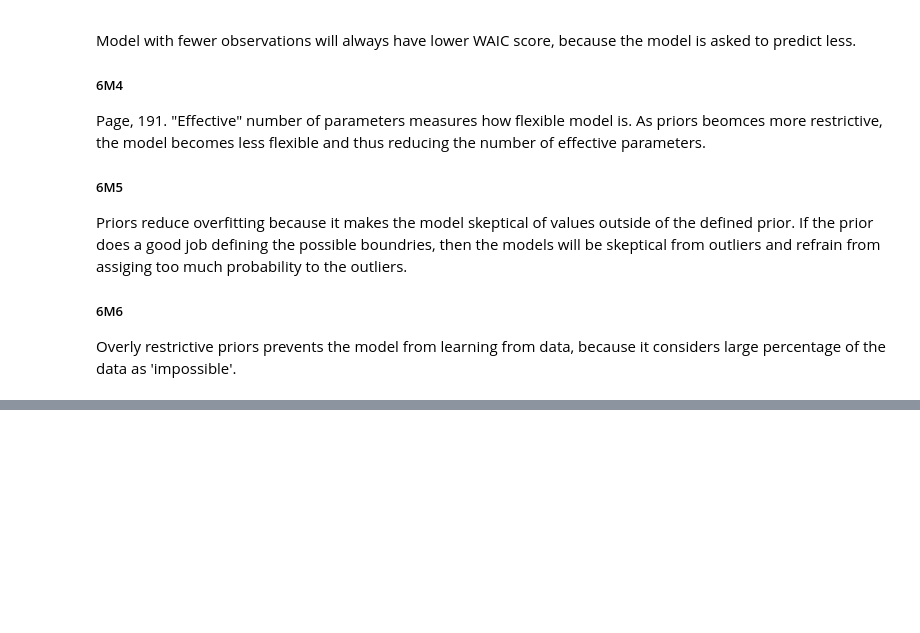
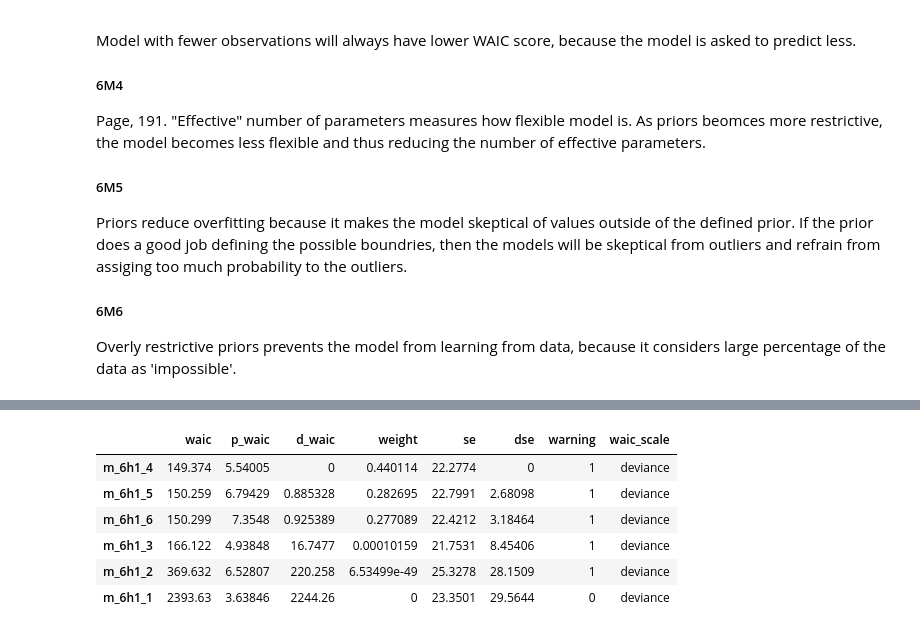
Before and after one commit to yangyu-1/statistical_rethinking_hw_pymc3, a Jupyter notebook: chapter_notebooks/chapter_6.ipynb, the cells around one changed output, grey strips where cells are left out. Drawn from its saved outputs; the diff is of its cells as text; code cells hidden in the pictures; blank space fills up the shorter version.

```diff
--- a/chapter_notebooks/chapter_6.ipynb
+++ b/chapter_notebooks/chapter_6.ipynb
@@ -93,0 +216,14 @@ pm.traceplot(trace_m_6h1_1);
+# %%
+compare_df = az.compare(
+    {
+        'm_6h1_1':trace_m_6h1_1,
+        'm_6h1_2':trace_m_6h1_2,
+        'm_6h1_3':trace_m_6h1_3,
+        'm_6h1_4':trace_m_6h1_4,
+        'm_6h1_5':trace_m_6h1_5,
+        'm_6h1_6':trace_m_6h1_6,
+    }
+    ,method='pseudo-BMA'
+#     [trace_m_6h1_1, trace_m_6h1_2, trace_m_6h1_3, trace_m_6h1_4, trace_m_6h1_5, trace_m_6h1_6],
+#     [m_6h1_1, m_6h1_2, m_6h1_3, m_6h1_4, m_6h1_5, m_6h1_6],
+)
@@ -93,0 +246,10 @@ pm.traceplot(trace_m_6h1_1);
+# %%
+compare_df
+# %% [output]
+|  | waic | p_waic | d_waic | weight | se | dse | warning | waic_scale |
+| m_6h1_4 | 149.374 | 5.54005 | 0 | 0.440114 | 22.2774 | 0 | 1 | deviance |
+| m_6h1_5 | 150.259 | 6.79429 | 0.885328 | 0.282695 | 22.7991 | 2.68098 | 1 | deviance |
+| m_6h1_6 | 150.299 | 7.3548 | 0.925389 | 0.277089 | 22.4212 | 3.18464 | 1 | deviance |
+| m_6h1_3 | 166.122 | 4.93848 | 16.7477 | 0.00010159 | 21.7531 | 8.45406 | 1 | deviance |
+| m_6h1_2 | 369.632 | 6.52807 | 220.258 | 6.53499e-49 | 25.3278 | 28.1509 | 1 | deviance |
+| m_6h1_1 | 2393.63 | 3.63846 | 2244.26 | 0 | 23.3501 | 29.5644 | 0 | deviance |
```
Also changed, not shown: parts of 9 cells of this notebook, 1 other file.
